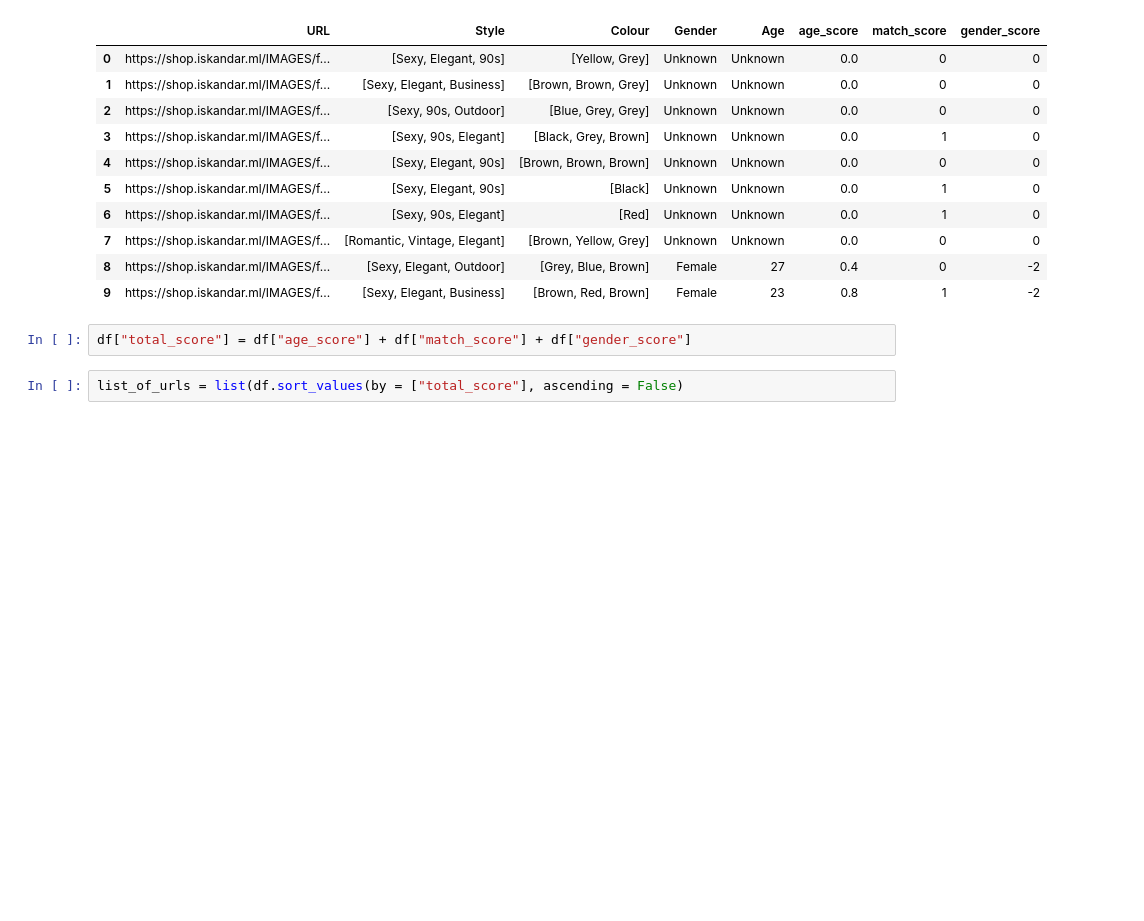
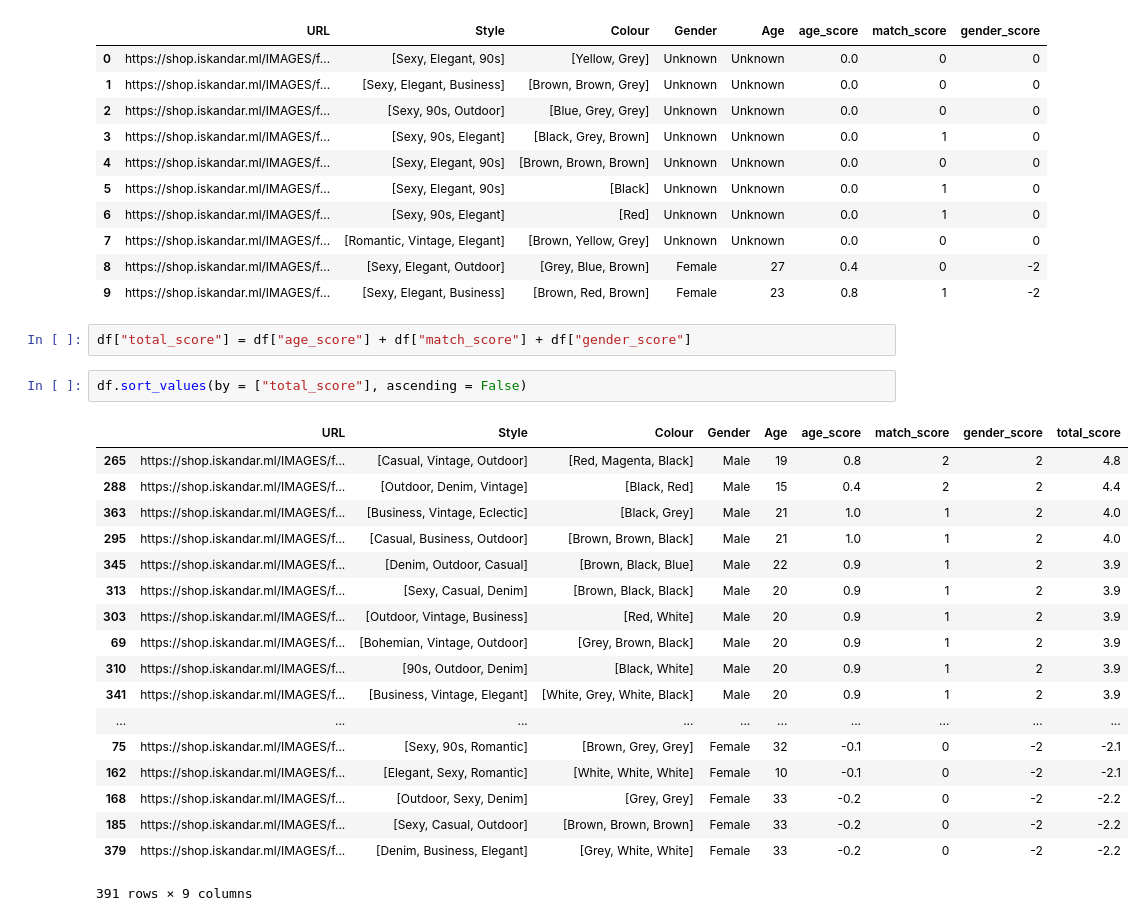
Before and after one commit to lionellloh/shopiskandar, a Jupyter notebook: data-experiments/Backend Algorithm Experiment.ipynb, the cells around one changed output. Saved outputs shown, nothing was run; the diff lists cells and outputs as text; blank space fills up the shorter version.

```diff
--- a/data-experiments/Backend Algorithm Experiment.ipynb
+++ b/data-experiments/Backend Algorithm Experiment.ipynb
@@ -252,4 +252,23 @@ df.head(10)
 # %%
 df["total_score"] = df["age_score"] + df["match_score"] + df["gender_score"]
 # %%
-list_of_urls = list(df.sort_values(by = ["total_score"], ascending = False)
+df.sort_values(by = ["total_score"], ascending = False)
+# %% [output]
+|  | URL | Style | Colour | Gender | Age | age_score | match_score | gender_score | total_score |
+| 265 | https://shop.iskandar.ml/IMAGES/f... | [Casual, Vintage, Outdoor] | [Red, Magenta, Black] | Male | 19 | 0.8 | 2 | 2 | 4.8 |
+| 288 | https://shop.iskandar.ml/IMAGES/f... | [Outdoor, Denim, Vintage] | [Black, Red] | Male | 15 | 0.4 | 2 | 2 | 4.4 |
+| 363 | https://shop.iskandar.ml/IMAGES/f... | [Business, Vintage, Eclectic] | [Black, Grey] | Male | 21 | 1.0 | 1 | 2 | 4.0 |
+| 295 | https://shop.iskandar.ml/IMAGES/f... | [Casual, Business, Outdoor] | [Brown, Brown, Black] | Male | 21 | 1.0 | 1 | 2 | 4.0 |
+| 345 | https://shop.iskandar.ml/IMAGES/f... | [Denim, Outdoor, Casual] | [Brown, Black, Blue] | Male | 22 | 0.9 | 1 | 2 | 3.9 |
+| 313 | https://shop.iskandar.ml/IMAGES/f... | [Sexy, Casual, Denim] | [Brown, Black, Black] | Male | 20 | 0.9 | 1 | 2 | 3.9 |
+| 303 | https://shop.iskandar.ml/IMAGES/f... | [Outdoor, Vintage, Business] | [Red, White] | Male | 20 | 0.9 | 1 | 2 | 3.9 |
+| 69 | https://shop.iskandar.ml/IMAGES/f... | [Bohemian, Vintage, Outdoor] | [Grey, Brown, Black] | Male | 20 | 0.9 | 1 | 2 | 3.9 |
+| 310 | https://shop.iskandar.ml/IMAGES/f... | [90s, Outdoor, Denim] | [Black, White] | Male | 20 | 0.9 | 1 | 2 | 3.9 |
+| 341 | https://shop.iskandar.ml/IMAGES/f... | [Business, Vintage, Elegant] | [White, Grey, White, Black] | Male | 20 | 0.9 | 1 | 2 | 3.9 |
+| ... | ... | ... | ... | ... | ... | ... | ... | ... | ... |
+| 75 | https://shop.iskandar.ml/IMAGES/f... | [Sexy, 90s, Romantic] | [Brown, Grey, Grey] | Female | 32 | -0.1 | 0 | -2 | -2.1 |
+| 162 | https://shop.iskandar.ml/IMAGES/f... | [Elegant, Sexy, Romantic] | [White, White, White] | Female | 10 | -0.1 | 0 | -2 | -2.1 |
+| 168 | https://shop.iskandar.ml/IMAGES/f... | [Outdoor, Sexy, Denim] | [Grey, Grey] | Female | 33 | -0.2 | 0 | -2 | -2.2 |
+| 185 | https://shop.iskandar.ml/IMAGES/f... | [Sexy, Casual, Outdoor] | [Brown, Brown, Brown] | Female | 33 | -0.2 | 0 | -2 | -2.2 |
+| 379 | https://shop.iskandar.ml/IMAGES/f... | [Denim, Business, Elegant] | [Grey, White, White] | Female | 33 | -0.2 | 0 | -2 | -2.2 |
+391 rows × 9 columns
```
Also changed, not shown: parts of 4 cells of this notebook, 2 other files.
